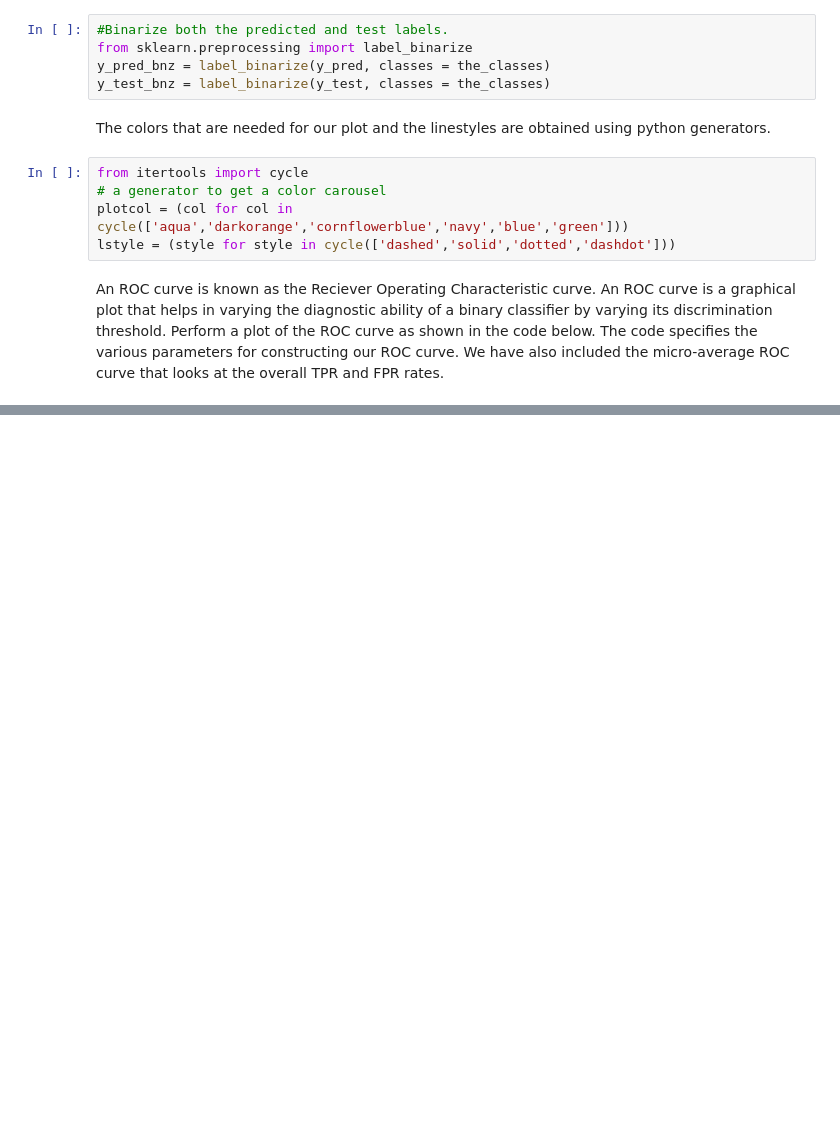
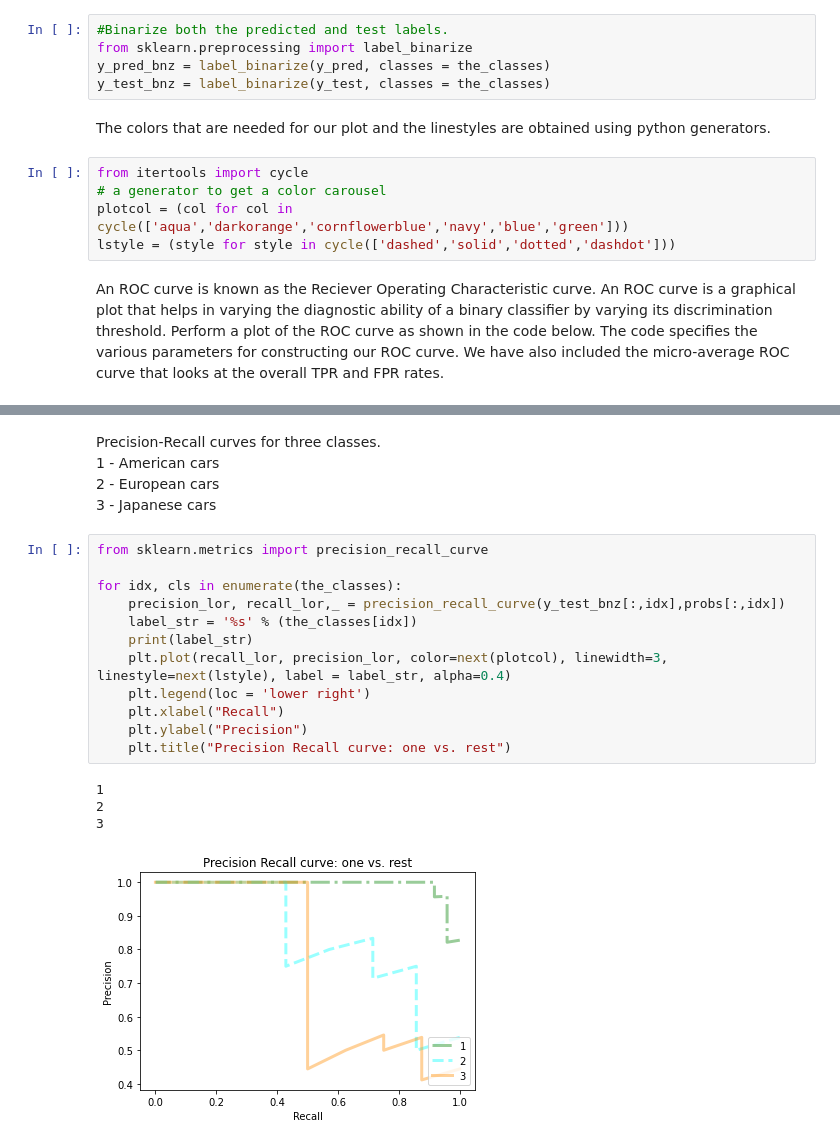
Before and after one commit to progmatix21/DS_AutoMPG_gh, a Jupyter notebook: logreg.ipynb, the cells around one changed output, grey strips where cells are left out. Cells and saved outputs as stored; diff of their text form; blank space fills up the shorter version.

```diff
--- a/logreg.ipynb
+++ b/logreg.ipynb
@@ -159,0 +160,22 @@ plt.show(block=False)
+# %% [markdown]
+Precision-Recall curves for three classes.
+1 - American cars
+2 - European cars
+3 - Japanese cars
+# %%
+from sklearn.metrics import precision_recall_curve
+
+for idx, cls in enumerate(the_classes):
+    precision_lor, recall_lor,_ = precision_recall_curve(y_test_bnz[:,idx],probs[:,idx])
+    label_str = '%s' % (the_classes[idx])
+    print(label_str)
+    plt.plot(recall_lor, precision_lor, color=next(plotcol), linewidth=3, linestyle=next(lstyle), label = label_str, alpha=0.4)
+    plt.legend(loc = 'lower right')
+    plt.xlabel("Recall")
+    plt.ylabel("Precision")
+    plt.title("Precision Recall curve: one vs. rest")
+# %% [output]
+1
+2
+3
+[figure, added]
```
Also changed, not shown: parts of 4 cells of this notebook.
